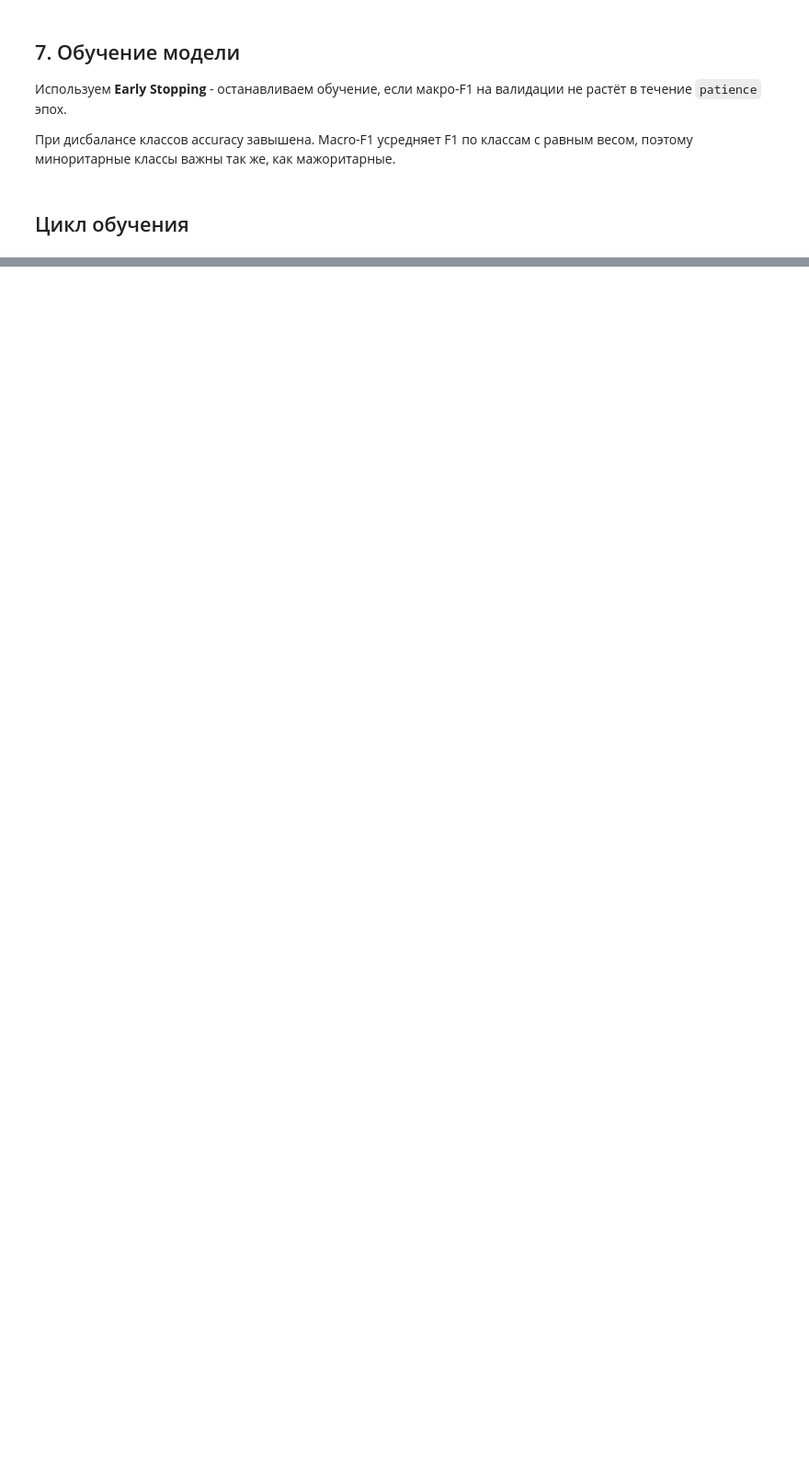
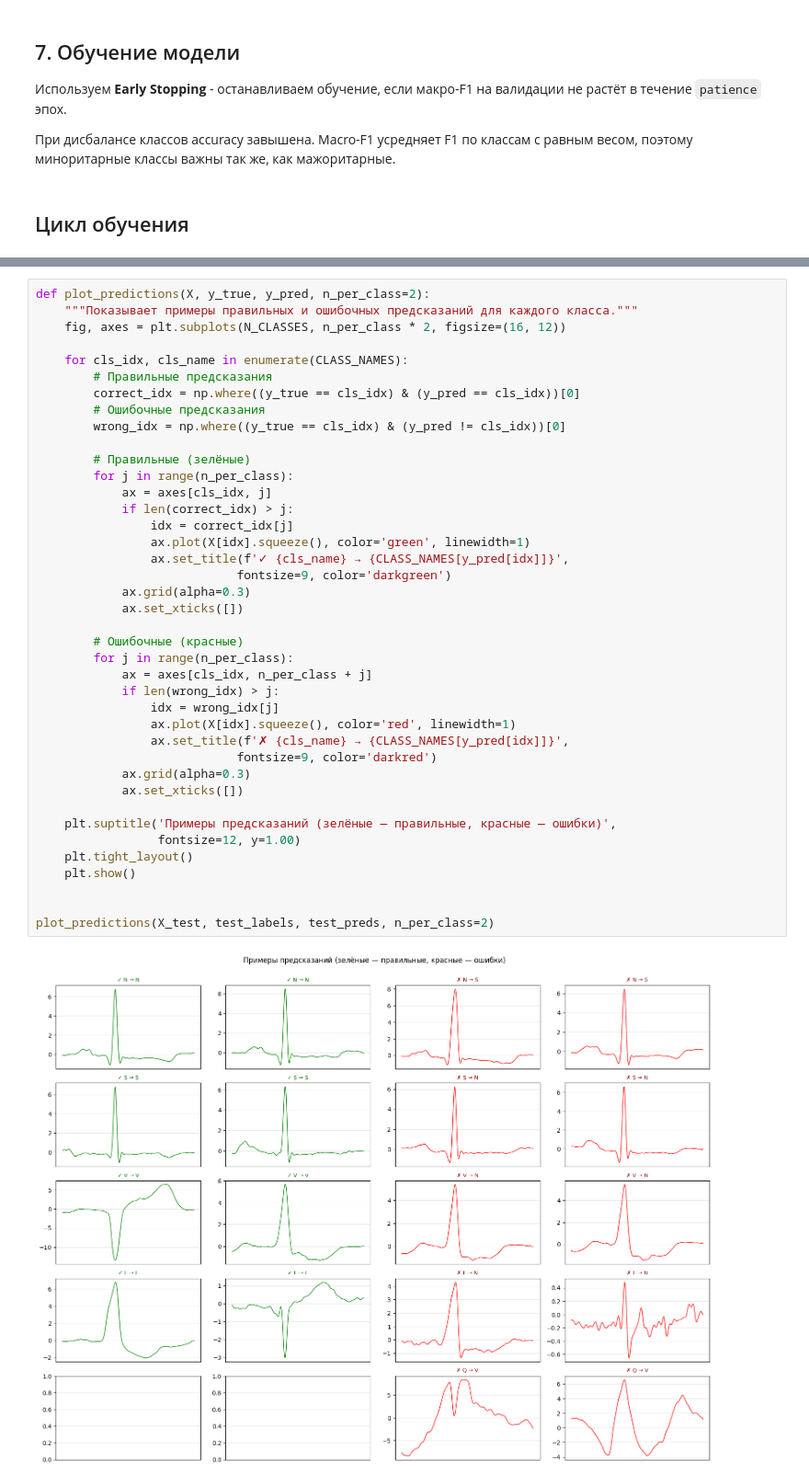
Before and after one commit to Korenchenkov/ECG_Beat_Classification, a Jupyter notebook: BuildingModel.ipynb, the cells around one changed output, grey strips where cells are left out. Shown at 92% size. Cells and saved outputs as stored; diff of their text form; blank space fills up the shorter version.

```diff
--- a/BuildingModel.ipynb
+++ b/BuildingModel.ipynb
@@ -507,0 +645,42 @@ print(f'✓ Модель сохранена в {BEST_MODEL_PATH}')
+# %%
+def plot_predictions(X, y_true, y_pred, n_per_class=2):
+    """Показывает примеры правильных и ошибочных предсказаний для каждого класса."""
+    fig, axes = plt.subplots(N_CLASSES, n_per_class * 2, figsize=(16, 12))
+
+    for cls_idx, cls_name in enumerate(CLASS_NAMES):
+        # Правильные предсказания
+        correct_idx = np.where((y_true == cls_idx) & (y_pred == cls_idx))[0]
+        # Ошибочные предсказания
+        wrong_idx = np.where((y_true == cls_idx) & (y_pred != cls_idx))[0]
+
+        # Правильные (зелёные)
+        for j in range(n_per_class):
+            ax = axes[cls_idx, j]
+            if len(correct_idx) > j:
+                idx = correct_idx[j]
+                ax.plot(X[idx].squeeze(), color='green', linewidth=1)
+                ax.set_title(f'✓ {cls_name} → {CLASS_NAMES[y_pred[idx]]}',
+                            fontsize=9, color='darkgreen')
+            ax.grid(alpha=0.3)
+            ax.set_xticks([])
+
+        # Ошибочные (красные)
+        for j in range(n_per_class):
+            ax = axes[cls_idx, n_per_class + j]
+            if len(wrong_idx) > j:
+                idx = wrong_idx[j]
+                ax.plot(X[idx].squeeze(), color='red', linewidth=1)
+                ax.set_title(f'✗ {cls_name} → {CLASS_NAMES[y_pred[idx]]}',
+                            fontsize=9, color='darkred')
+            ax.grid(alpha=0.3)
+            ax.set_xticks([])
+
+    plt.suptitle('Примеры предсказаний (зелёные — правильные, красные — ошибки)',
+                 fontsize=12, y=1.00)
+    plt.tight_layout()
+    plt.show()
+
+
+plot_predictions(X_test, test_labels, test_preds, n_per_class=2)
+# %% [output]
+[figure, added]
```
Also changed, not shown: parts of 13 cells of this notebook, 1 other file.
